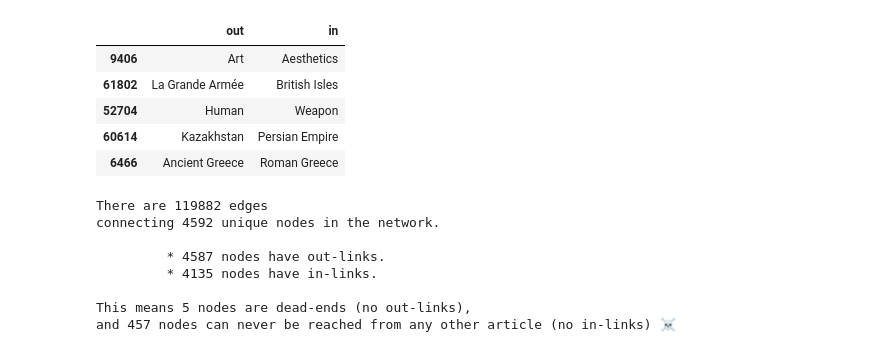
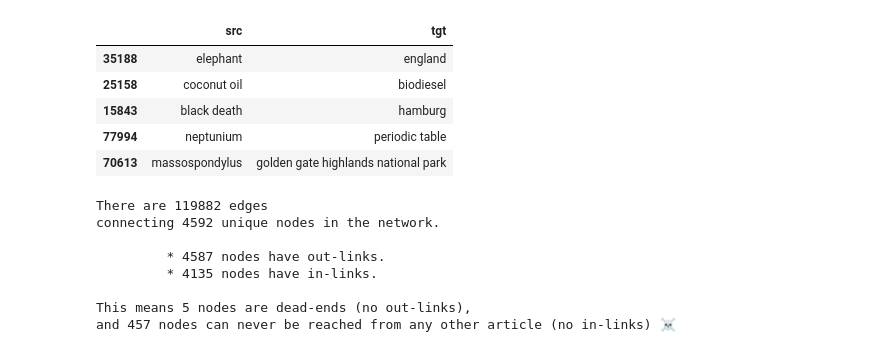
Before and after one commit to epfl-ada/ada-2022-project-theadalyzers, a Jupyter notebook: network-analysis.ipynb, the cells around one changed output. Saved outputs shown, nothing was run; the diff lists cells and outputs as text; code cells hidden in the pictures.

```diff
--- a/network-analysis.ipynb
+++ b/network-analysis.ipynb
@@ -1,34 +1,36 @@
 # %%
 import pandas as pd
 import numpy as np
 import matplotlib.pyplot as plt
 import seaborn as sns
 import urllib.parse
 
+pd.set_option('mode.chained_assignment', None)
+
 def str_url_format(word):
     return (urllib.parse.unquote(word)
-                .replace("_", " ")
-                .strip())
+            .replace("_", " ")
+            .strip()
+            .lower())
 
 # Graph is defined in file `links.tsv`
 df = (pd.read_csv("wikispeedia/wikispeedia_paths-and-graph/links.tsv",
                   skiprows=12,
                   sep="\t",
                   header=None)
       .applymap(str_url_format)
-      .applymap(str.strip)
-      .rename(columns={0:"out",
-                       1:"in"})
+      .rename(columns={0:"src",
+                       1:"tgt"})
      )
 
 df.sample(5)
 # %% [output]
-|  | out | in |
-| 9406 | Art | Aesthetics |
-| 61802 | La Grande Armée | British Isles |
-| 52704 | Human | Weapon |
-| 60614 | Kazakhstan | Persian Empire |
-| 6466 | Ancient Greece | Roman Greece |
+|  | src | tgt |
+| 35188 | elephant | england |
+| 25158 | coconut oil | biodiesel |
+| 15843 | black death | hamburg |
+| 77994 | neptunium | periodic table |
+| 70613 | massospondylus | golden gate highlands national park |
 # %%
 # Describe df
 
```
Also changed, not shown: parts of 22 cells of this notebook.
